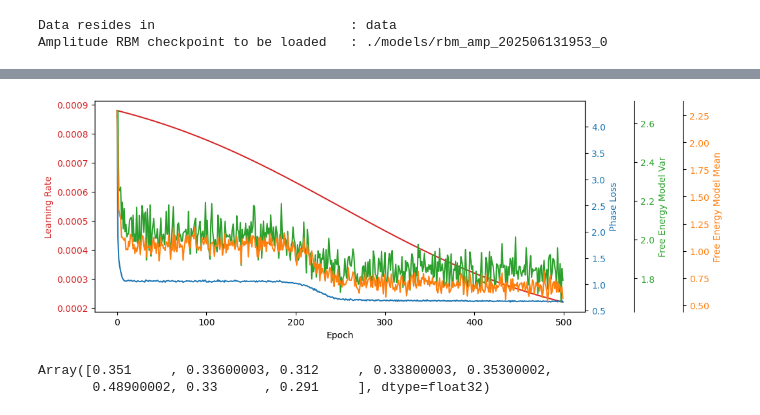
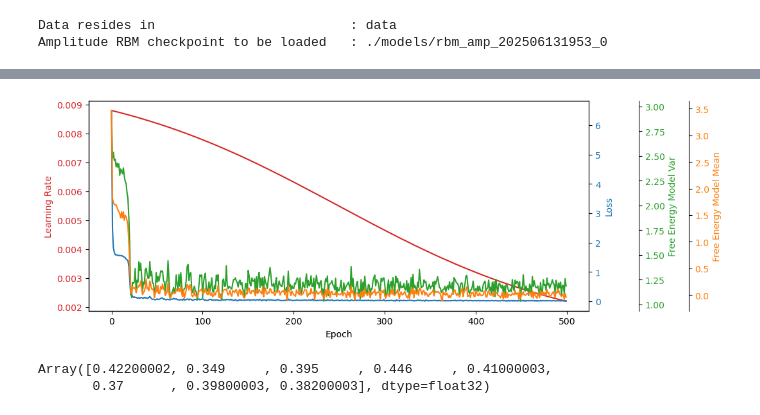
Before and after one commit to simontonner/neural-quantum-tomo, a Jupyter notebook: case_studies/shadow_rbm_v2/rbm_shadow_cond_fixed.ipynb, the cells around one changed output, grey strips where cells are left out. Saved outputs shown, nothing was run; the diff lists cells and outputs as text; code cells hidden in the pictures.

```diff
--- a/case_studies/shadow_rbm_v2/rbm_shadow_cond_fixed.ipynb
+++ b/case_studies/shadow_rbm_v2/rbm_shadow_cond_fixed.ipynb
@@ -130,8 +130,8 @@ class ConditionalRBM(nn.Module):
 
         aux_vars_out = {
             "key": key,
-            "mean_delta_F": free_energy_mean,
-            "std_delta_F": free_energy_std,
+            "free_energy_mean": free_energy_mean,
+            "free_energy_std": free_energy_std,
         }
 
         return loss, aux_vars_out
@@ -195,8 +195,8 @@ def train(
 
             state, loss, aux_vars = train_step(state, batch, rbm_vars, aux_vars)
             key = aux_vars["key"]
-            free_energy_mean = aux_vars["mean_delta_F"]
-            free_energy_var = aux_vars["std_delta_F"]
+            free_energy_mean = aux_vars["free_energy_mean"]
+            free_energy_std = aux_vars["free_energy_std"]
 
             tot_loss += float(loss)
 
@@ -206,14 +206,14 @@ def train(
         metrics[epoch] = dict(
             loss=avg_loss,
             free_energy_mean=free_energy_mean,
-            free_energy_var=free_energy_var,
+            free_energy_var=free_energy_std,
             lr=lr
         )
 
         print(f"Epoch {epoch+1}/{num_epochs} │ "
               f"Loss: {avg_loss:+.4f} │ "
               f"Free En. Mean: {free_energy_mean:.4f} │ "
-              f"Free En. Var: {free_energy_var:.4f} │ "
+              f"Free En. STD: {free_energy_std:.4f} │ "
               f"Learning Rate: {lr:.5f}")
 
     return state, metrics
@@ -239,7 +239,7 @@ num_hidden      = 16
 conditioner_width = 64
 num_epochs      = 500
 k_steps         = 50
-init_lr         = 1e-3
+init_lr         = 1e-2                      # lucky guess. a larger learning rate is actually better as it seems
 final_lr        = init_lr * 0.1
 l2_strength     = 0
 
@@ -288,35 +288,35 @@ free_model_mean_vals = [metrics[e]['free_energy_mean'] for e in epochs]
 free_model_var_vals = [metrics[e]['free_energy_var'] for e in epochs]
 lr_vals = [metrics[e]['lr'] for e in epochs]
 
 fig, ax1 = plt.subplots(figsize=(11, 4))
 
 ax1.plot(epochs, lr_vals, label="Learning Rate", color="tab:red")
 ax1.set_xlabel("Epoch")
 ax1.set_ylabel("Learning Rate", color="tab:red")
 ax1.tick_params(axis="y", labelcolor="tab:red")
 
 ax2 = ax1.twinx()
 ax2.spines["right"].set_position(("axes", 1.00))
 ax2.plot(epochs, loss_vals, label="Amplitude CD Loss", color="tab:blue")
-ax2.set_ylabel("Phase Loss", color="tab:blue")
+ax2.set_ylabel("Loss", color="tab:blue")
 ax2.tick_params(axis="y", labelcolor="tab:blue")
 
 ax3 = ax1.twinx()
 ax3.spines["right"].set_position(("axes", 1.1))
 ax3.plot(epochs, free_model_var_vals, label="Free Energy Model Var", color="tab:green")
 ax3.set_ylabel("Free Energy Model Var", color="tab:green")
 ax3.tick_params(axis="y", labelcolor="tab:green")
 
 ax4 = ax1.twinx()
 ax4.spines["right"].set_position(("axes", 1.2))
 ax4.plot(epochs, free_model_mean_vals, label="Free Energy Model Mean", color="tab:orange")
 ax4.set_ylabel("Free Energy Model Mean", color="tab:orange")
 ax4.tick_params(axis="y", labelcolor="tab:orange")
 
 plt.tight_layout()
 plt.show()
 # %% [output]
-[figure, old version]
+[figure, new version]
 # %%
 # a quick test is to test whether the conditioner can condition on the Z basis
 
@@ -338,5 +338,5 @@ samples, key_sample = model.apply(all_vars, basis_bits, sigmoid_schedule, key_sa
 sampled_freq = samples.mean(axis=0)
 sampled_freq
 # %% [output]
-Array([0.351     , 0.33600003, 0.312     , 0.33800003, 0.35300002,
-       0.48900002, 0.33      , 0.291     ], dtype=float32)
+Array([0.42200002, 0.349     , 0.395     , 0.446     , 0.41000003,
+       0.37      , 0.39800003, 0.38200003], dtype=float32)
```
Also changed, not shown: parts of 1 cell of this notebook, 2 other files.
